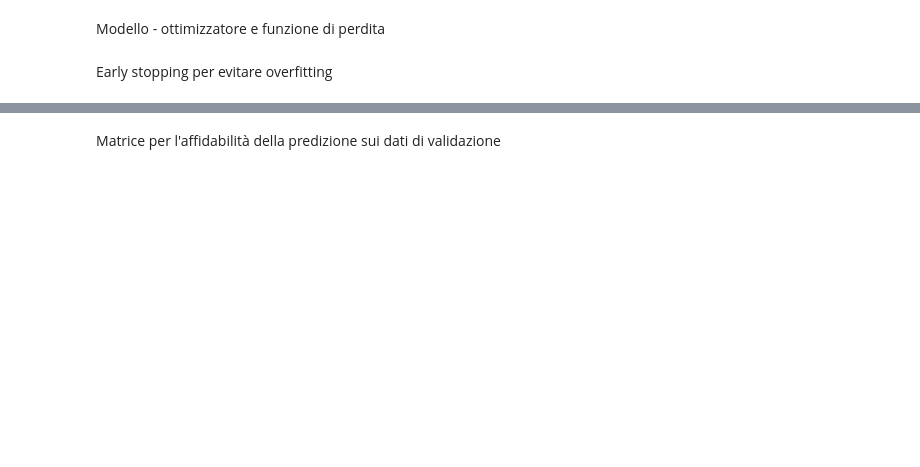
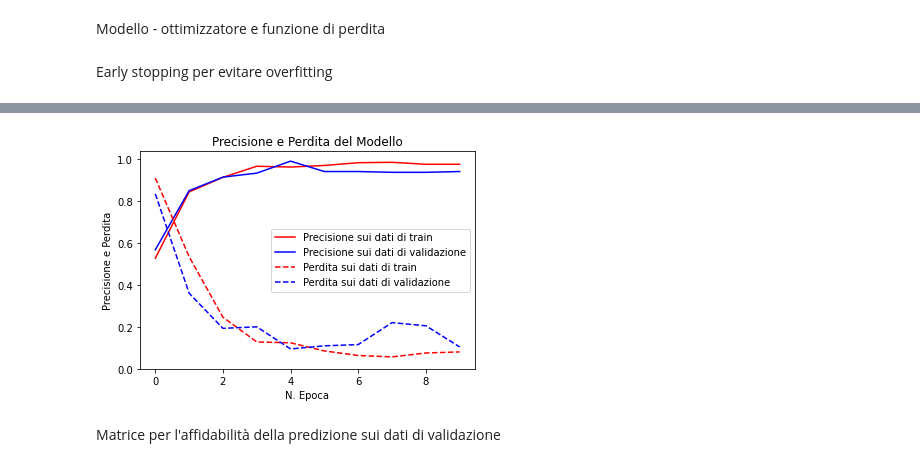
Before and after one commit to bernyxx/activity-classifier, a Jupyter notebook: model.ipynb, the cells around one changed output, grey strips where cells are left out. Saved outputs shown, nothing was run; the diff lists cells and outputs as text; code cells hidden in the pictures; blank space fills up the shorter version.

```diff
--- a/model.ipynb
+++ b/model.ipynb
@@ -288,7 +318,7 @@ model.compile(
 # %% [markdown]
 Early stopping per evitare overfitting
 # %%
-early_stopping = keras.callbacks.EarlyStopping(
+early_stopping = EarlyStopping(
     patience=5,
     min_delta=0.001,
     restore_best_weights=True,
@@ -297,8 +327,7 @@ early_stopping = keras.callbacks.EarlyStopping(
 history = model.fit(
     X_train, encoded_y_train,
     validation_data=(X_test, encoded_y_test),
-    # validation_split=0.1,
     batch_size=3,
-    epochs=100,
+    epochs=50,
     callbacks=[early_stopping]
 )
@@ -305,15 +355,17 @@ history = model.fit(
 # %%
 plt.figure(figsize=(6, 4))
-plt.plot(history.history['accuracy'], 'r', label='Accuracy of training data')
-plt.plot(history.history['val_accuracy'], 'b', label='Accuracy of validation data')
-plt.plot(history.history['loss'], 'r--', label='Loss of training data')
-plt.plot(history.history['val_loss'], 'b--', label='Loss of validation data')
-plt.title('Model Accuracy and Loss')
-plt.ylabel('Accuracy and Loss')
-plt.xlabel('Training Epoch')
+plt.plot(history.history['accuracy'], 'r', label='Precisione sui dati di train')
+plt.plot(history.history['val_accuracy'], 'b', label='Precisione sui dati di validazione')
+plt.plot(history.history['loss'], 'r--', label='Perdita sui dati di train')
+plt.plot(history.history['val_loss'], 'b--', label='Perdita sui dati di validazione')
+plt.title('Precisione e Perdita del Modello')
+plt.ylabel('Precisione e Perdita')
+plt.xlabel('N. Epoca')
 plt.ylim(0)
 plt.legend()
 plt.show()
+# %% [output]
+[figure, added]
 # %% [markdown]
 Matrice per l'affidabilità della predizione sui dati di validazione
 # %%
```
Also changed, not shown: parts of 19 cells of this notebook, 26 other files.
